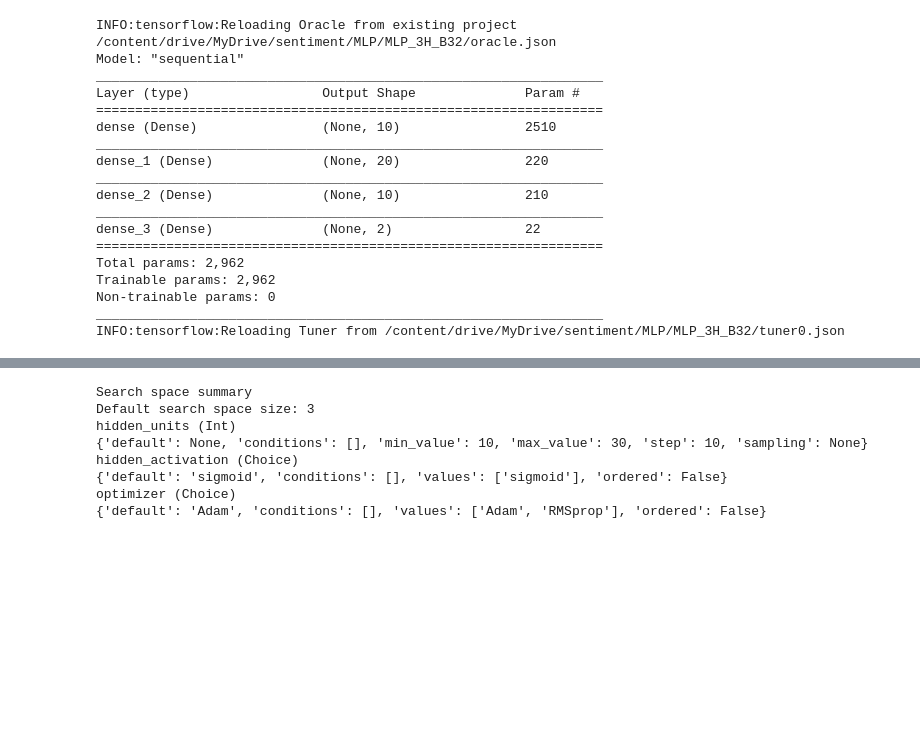
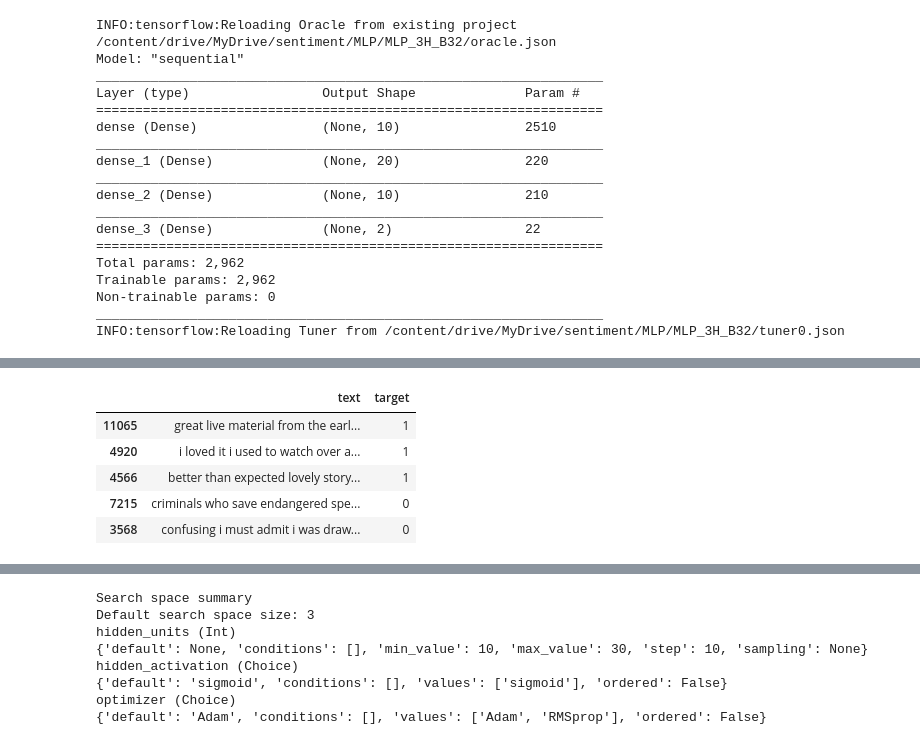
Before and after one commit to ppkgtmm/sentiment, a Jupyter notebook: MLP_3H.ipynb, the cells around one changed output, grey strips where cells are left out. Drawn from its saved outputs; the diff is of its cells as text; code cells hidden in the pictures; blank space fills up the shorter version.

```diff
--- a/MLP_3H.ipynb
+++ b/MLP_3H.ipynb
@@ -22,6 +28,7 @@ import pickle
 
 cols = ['text', 'target']
 data_path = '/content/drive/MyDrive/sentiment/data/data_preprocessed.csv'
+test_path = '/content/drive/MyDrive/sentiment/data/test_data_preprocessed.csv'
 seed = 123456
 num_words = 10000
 max_len = 250
@@ -161,0 +271,10 @@ INFO:tensorflow:Oracle triggered exit
+# %%
+test = read_data(test_path, cols)
+test.sample(5)
+# %% [output]
+|  | text | target |
+| 11065 | great live material from the earl... | 1 |
+| 4920 | i loved it i used to watch over a... | 1 |
+| 4566 | better than expected lovely story... | 1 |
+| 7215 | criminals who save endangered spe... | 0 |
+| 3568 | confusing i must admit i was draw... | 0 |
```
Also changed, not shown: parts of 32 cells of this notebook.
